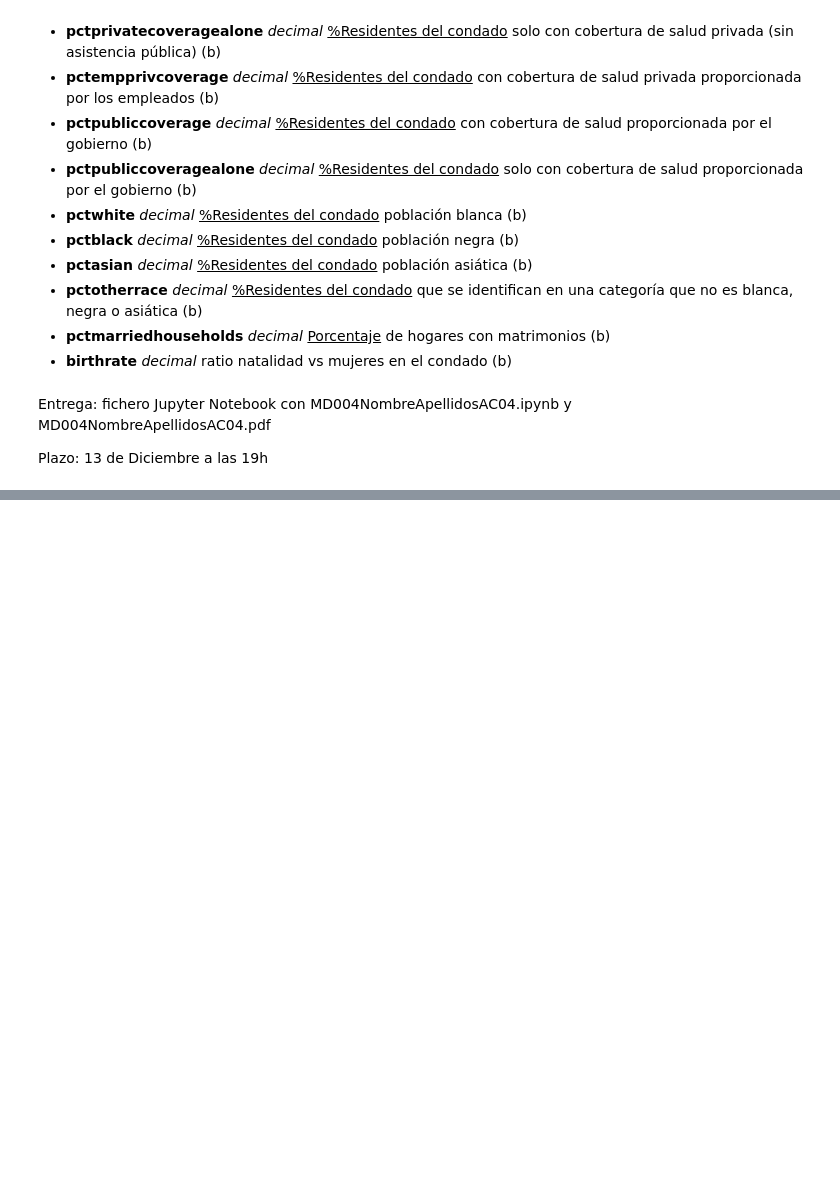
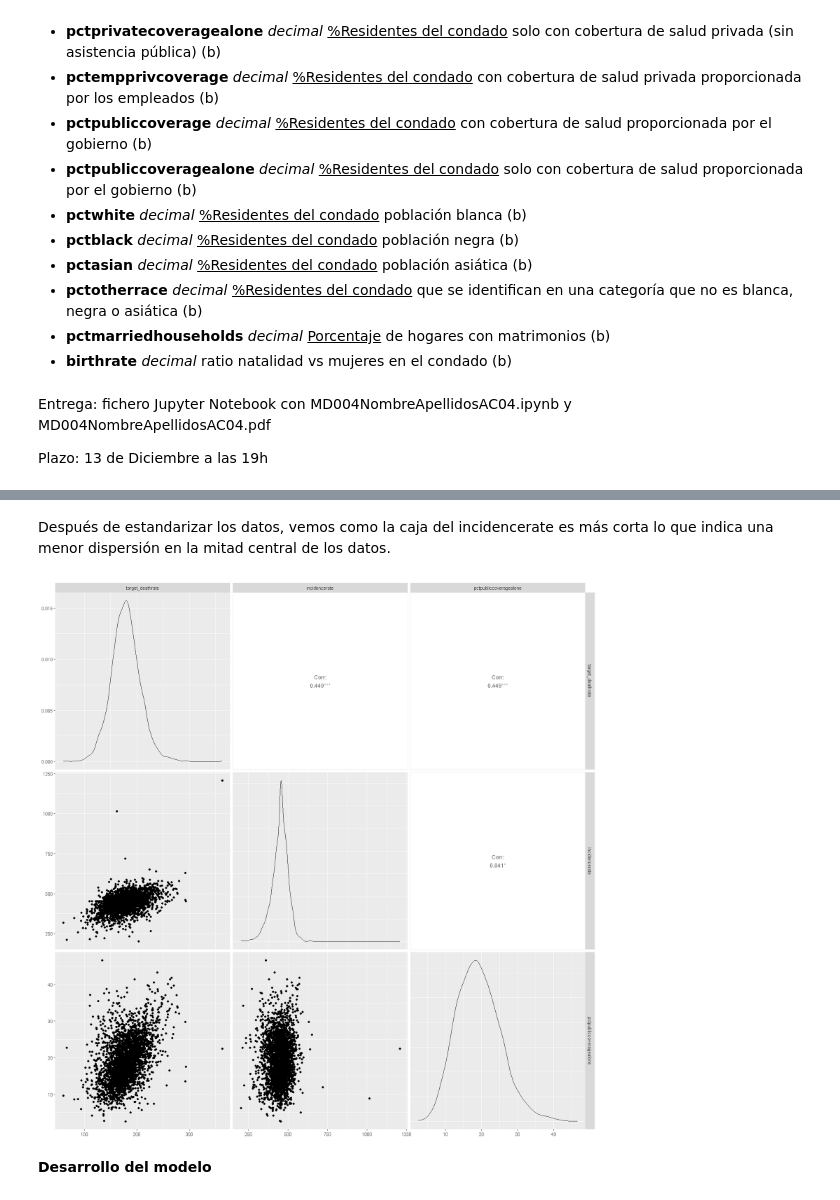
Before and after one commit to Didac-piferrer/MUDS, a Jupyter notebook: Estadistica/E4/MD004DidacPiferrerIglesiasAC04.ipynb, the cells around one changed output, grey strips where cells are left out. Drawn from its saved outputs; the diff is of its cells as text; code cells hidden in the pictures; blank space fills up the shorter version.

```diff
--- a/Estadistica/E4/MD004DidacPiferrerIglesiasAC04.ipynb
+++ b/Estadistica/E4/MD004DidacPiferrerIglesiasAC04.ipynb
@@ -127,0 +386,8 @@ A data.frame: 6 × 33
+# %% [markdown]
+Después de estandarizar los datos, vemos como la caja del incidencerate es más corta lo que indica una menor dispersión en la mitad central de los datos.
+# %%
+ggpairs(mydf)
+# %% [output]
+[figure, added]
+# %% [markdown]
+**Desarrollo del modelo**
```
Also changed, not shown: parts of 25 cells of this notebook, 3 other files.
